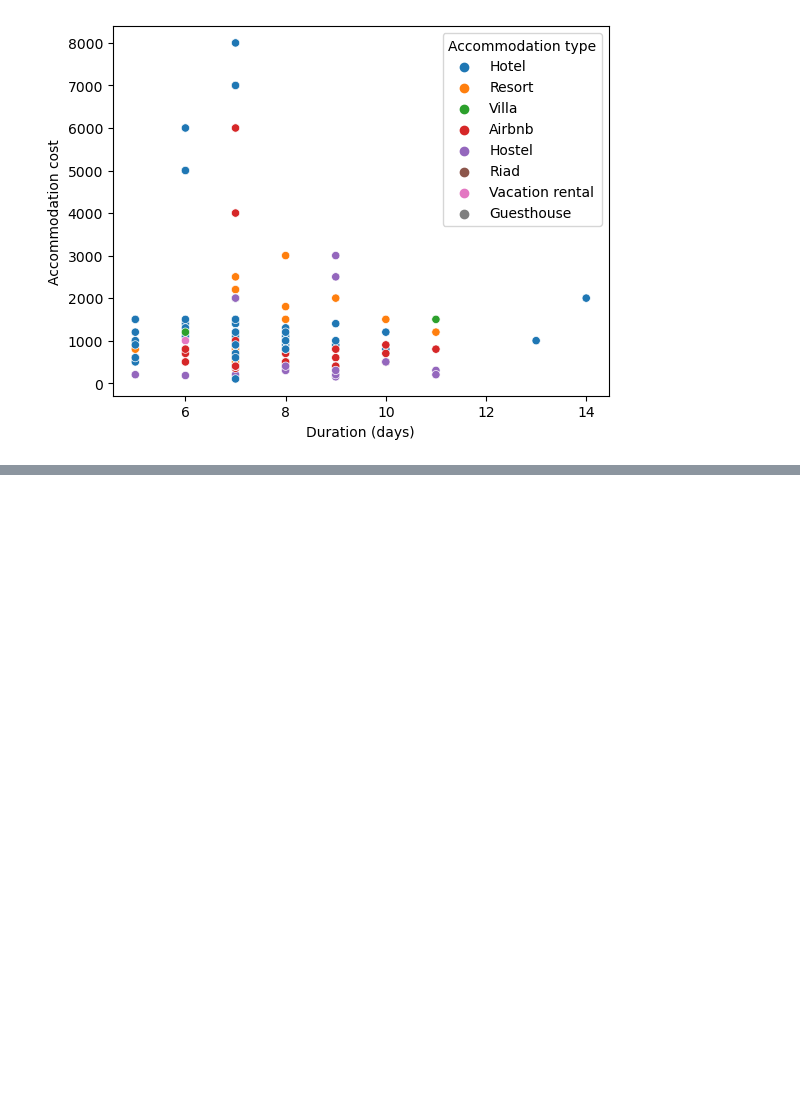
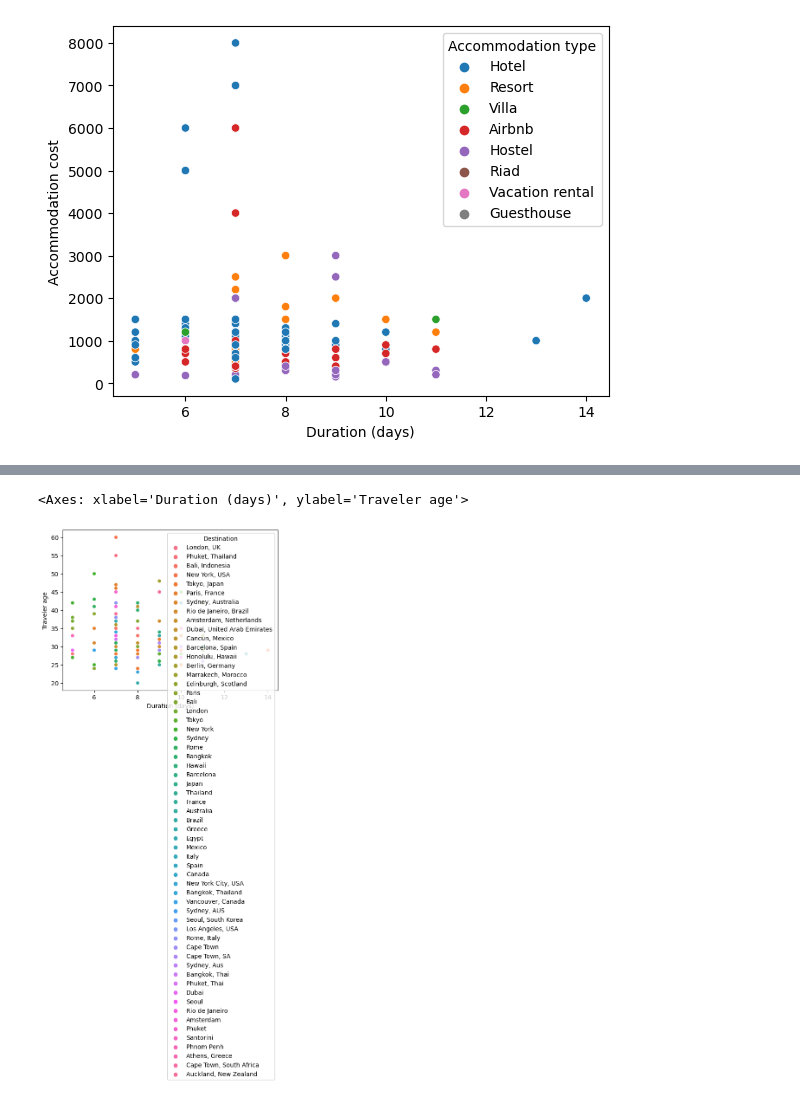
Before and after one commit to cubeninggen/KDT-2024, a Jupyter notebook: numpy/work/travel.ipynb, the cells around one changed output, grey strips where cells are left out. Cells and saved outputs as stored; diff of their text form; code cells hidden in the pictures; blank space fills up the shorter version.

```diff
--- a/numpy/work/travel.ipynb
+++ b/numpy/work/travel.ipynb
@@ -48,0 +73,6 @@ sns.scatterplot(data=df, x="Duration (days)", y="Accommodation cost", hue='Accom
+# %%
+
+sns.scatterplot(data=df, x="Duration (days)", y="Traveler age", hue='Destination')
+# %% [output]
+<Axes: xlabel='Duration (days)', ylabel='Traveler age'>
+[figure, added]
```
Also changed, not shown: parts of 5 cells of this notebook.
